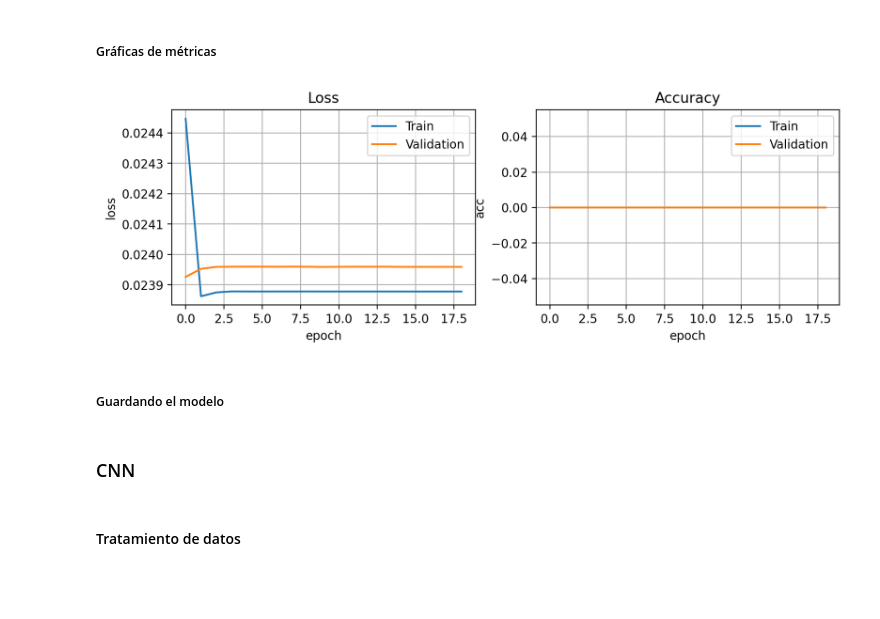
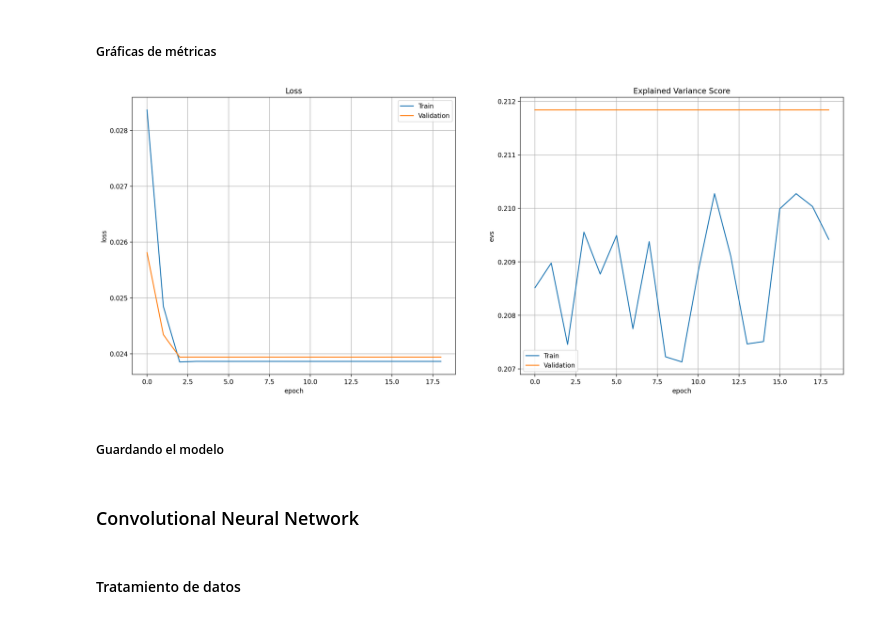
Before and after one commit to jesusmiguel123/Soluci-n-al-problema-de-Rutas-de-veh-culos-aplicando-GNN-y-CNN, a Jupyter notebook: Solucion al problema de Rutas de Vehiculos aplicando GNN y CNN.ipynb, the cells around one changed output. Saved outputs shown, nothing was run; the diff lists cells and outputs as text; code cells hidden in the pictures; blank space fills up the shorter version.

```diff
--- a/Solucion al problema de Rutas de Vehiculos aplicando GNN y CNN.ipynb
+++ b/Solucion al problema de Rutas de Vehiculos aplicando GNN y CNN.ipynb
@@ -36,7 +44,7 @@ Drive already mounted at /content/drive; to attempt to forcibly remount, call dr
 # %%
-pathColab = "/content/drive/MyDrive/Solucion al problema de Rutas de vehiculos aplicando GNN y CNN"
-for k in path:
-   path[k] = pathColab + "/" + path[k]
+#pathColab = "/content/drive/MyDrive/Solucion al problema de Rutas de vehiculos aplicando GNN y CNN"
+#for k in path:
+#   path[k] = pathColab + "/" + path[k]
 # %% [markdown]
 ## Carga del Dataset
 # %% [markdown]
@@ -265,10 +340,10 @@ def fit(model, dataloader, epochs):
    optimizer = torch.optim.Adam(model.parameters(), lr=1e-1)
    scheduler = torch.optim.lr_scheduler.StepLR(optimizer, 5, 0.2)
    criterion = torch.nn.KLDivLoss(reduction="batchmean", log_target=True)
-   FNNTrainLossMean, FNNValLossMean, FNNTrainAccMean, FNNValAccMean = [0.0], [0.0], [0.0], [0.0]
+   FNNTrainLossMean, FNNValLossMean, FNNTrainEVSMean, FNNValEVSMean = [0.0], [0.0], [0.0], [0.0]
    for epoch in range(1, epochs+1):
       model.train()
-      FNNTrainLoss, FNNTrainAcc = [], []
+      FNNTrainLoss, FNNTrainEVS = [], []
       batches = dataloader['train']
       for batch in batches:
          X, y = batch
@@ -280,10 +355,10 @@ def fit(model, dataloader, epochs):
          loss.backward()
          optimizer.step()
          FNNTrainLoss.append(loss.item())
-         acc = (y == torch.round(y_hat)).all(axis=1).sum() / len(y)
-         FNNTrainAcc.append(acc.to("cpu"))
+         evs = explained_variance_score(y.detach().cpu().numpy(), torch.round(y_hat).detach().cpu().numpy(), multioutput='uniform_average')
+         FNNTrainEVS.append(evs)
       batches = dataloader['test']
-      FNNValLoss, FNNValAcc = [], []
+      FNNValLoss, FNNValEVS = [], []
       model.eval()
       with torch.no_grad():
          for batch in batches:
@@ -293,15 +368,15 @@ def fit(model, dataloader, epochs):
             loss = criterion(torch.nn.functional.log_softmax(y_hat, dim=1),
                              torch.nn.functional.log_softmax(y, dim=1))
             FNNValLoss.append(loss.item())
-            acc = (y == torch.round(y_hat)).all(axis=1).sum() / len(y)
-            FNNValAcc.append(acc.to("cpu"))
+            evs = explained_variance_score(y.cpu().numpy(), torch.round(y_hat).cpu().numpy(), multioutput='uniform_average')
+            FNNValEVS.append(evs)
       scheduler.step()
       FNNTrainLossMean.append(np.mean(FNNTrainLoss))
       FNNValLossMean.append(np.mean(FNNValLoss))
-      FNNTrainAccMean.append(np.mean(FNNTrainAcc))
-      FNNValAccMean.append(np.mean(FNNValAcc))
-      print(f"Epoch {epoch}/{epochs} loss {FNNTrainLossMean[-1]:.5f} val_loss {FNNValLossMean[-1]:.5f} acc {FNNTrainAccMean[-1]:.5f} val_acc {FNNValAccMean[-1]:.5f}")
-   return FNNTrainLossMean, FNNValLossMean, FNNTrainAccMean, FNNValAccMean
+      FNNTrainEVSMean.append(np.mean(FNNTrainEVS))
+      FNNValEVSMean.append(np.mean(FNNValEVS))
+      print(f"Epoch {epoch}/{epochs} loss {FNNTrainLossMean[-1]:.5f} val_loss {FNNValLossMean[-1]:.5f} EVS {FNNTrainEVSMean[-1]:.5f} val_EVS {FNNValEVSMean[-1]:.5f}")
+   return FNNTrainLossMean, FNNValLossMean, FNNTrainEVSMean, FNNValEVSMean
 # %% [markdown]
 #### VRP
 # %% [markdown]
@@ -410,7 +485,7 @@ FNN(
 # %%
 epochs = 20
 
-FNNTrainLossCVRP, FNNValLossCVRP, FNNTrainAccCVRP, FNNValAccCVRP = fit(FNN_CVRPmodel,
+FNNTrainLossCVRP, FNNValLossCVRP, FNNTrainEVSCVRP, FNNValEVSCVRP = fit(FNN_CVRPmodel,
                                                                        dataloaderCVRP,
                                                                        epochs=epochs)
 # %% [output]
@@ -437,32 +512,32 @@ Epoch 20/20 loss 0.02388 val_loss 0.02396 acc 0.00000 val_acc 0.00000
 # %% [markdown]
 ##### Gráficas de métricas
 # %%
-fig = plt.figure(dpi=200, figsize=(10,3))
+fig = plt.figure(dpi=200, figsize=(20,8))
 ax = plt.subplot(121)
 ax.plot(FNNTrainLossCVRP[2:], label="Train")
 ax.plot(FNNValLossCVRP[2:], label="Validation")
 ax.legend()
 ax.grid(True)
 ax.set_title('Loss')
 ax.set_xlabel('epoch')
 ax.set_ylabel('loss')
 ax = plt.subplot(122)
-ax.plot(FNNTrainAccCVRP[2:], label="Train")
-ax.plot(FNNValAccCVRP[2:], label="Validation")
+ax.plot(FNNTrainEVSCVRP[2:], label="Train")
+ax.plot(FNNValEVSCVRP[2:], label="Validation")
 ax.legend()
 ax.grid(True)
-ax.set_title('Accuracy')
-ax.set_ylabel('acc')
+ax.set_title("Explained Variance Score")
+ax.set_ylabel('evs')
 ax.set_xlabel('epoch')
 plt.show()
 # %% [output]
-[figure, old version]
+[figure, new version]
 # %% [markdown]
 ##### Guardando el modelo
 # %%
 torch.save(FNN_CVRPmodel.state_dict(), path["FNNmodelCVRP"])
-# %% [markdown]
-### CNN
+# %% [markdown]
+### Convolutional Neural Network
 # %% [markdown]
 #### Tratamiento de datos
 # %% [markdown]
```
Also changed, not shown: parts of 49 cells of this notebook, 2 other files.
